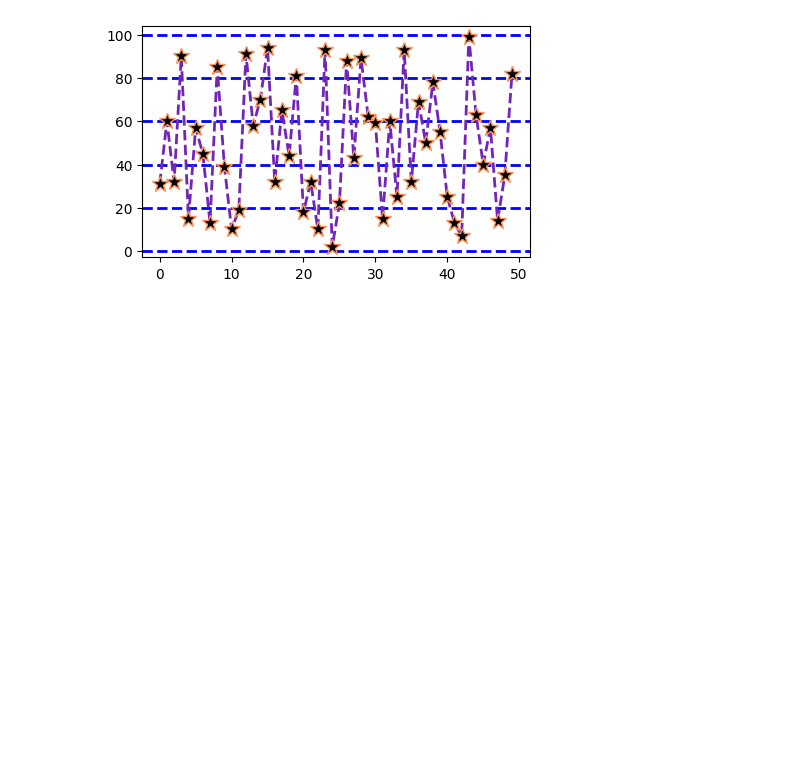
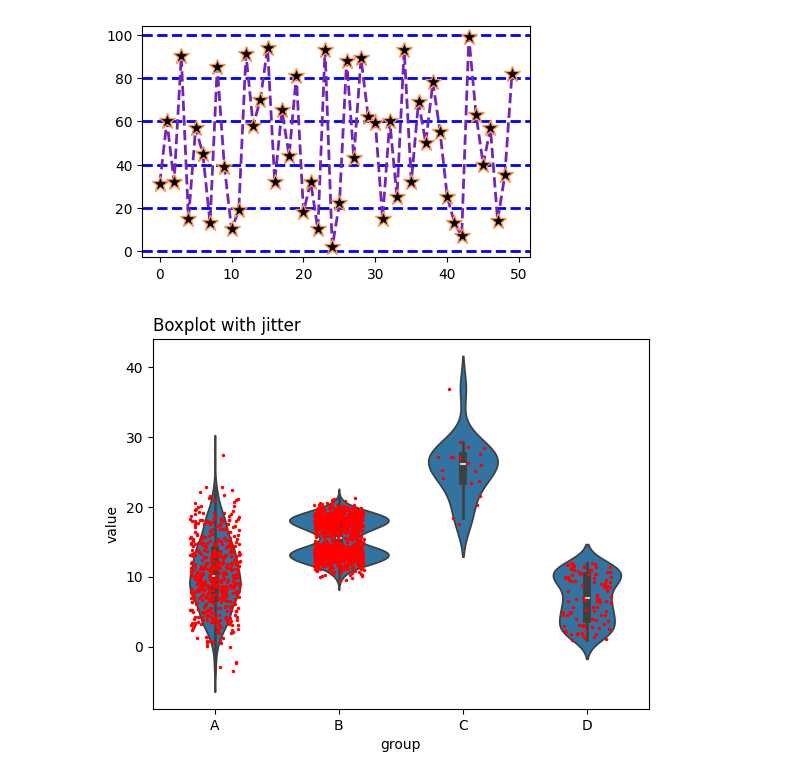
Before and after one commit to elinakad/visualization, a Jupyter notebook: 02_activities/assignments/participation/Participation_file_1.ipynb, the cells around one changed output. Cells and saved outputs as stored; diff of their text form; code cells hidden in the pictures; blank space fills up the shorter version.

```diff
--- a/02_activities/assignments/participation/Participation_file_1.ipynb
+++ b/02_activities/assignments/participation/Participation_file_1.ipynb
@@ -126,3 +126,25 @@ ax.grid(axis = 'y')
 ax.grid(axis = 'y', color = 'blue', linewidth = 2, linestyle = '--')
 # %% [output]
 [figure]
+# %%
+# Activity
+import seaborn as sns
+a = pd.DataFrame({ 'group' : np.repeat('A',500), 'value': np.random.normal(10, 5, 500) })
+b = pd.DataFrame({ 'group' : np.repeat('B',500), 'value': np.random.normal(13, 1.2, 500) })
+c = pd.DataFrame({ 'group' : np.repeat('B',500), 'value': np.random.normal(18, 1.2, 500) })
+d = pd.DataFrame({ 'group' : np.repeat('C',20), 'value': np.random.normal(25, 4, 20) })
+e = pd.DataFrame({ 'group' : np.repeat('D',100), 'value': np.random.uniform(12, size=100) })
+df = pd.concat([a,b,c,d,e])
+
+# Making violinplot
+ax = sns.violinplot (x='group', y='value', data=df)
+# Add stripplot
+ax = sns.stripplot(x='group', y='value', data=df, color="red", jitter=0.2, size=2.5)
+
+# Add title
+plt.title("Boxplot with jitter", loc="left")
+
+# Show the graph
+plt.show()
+# %% [output]
+[figure, added]
```
